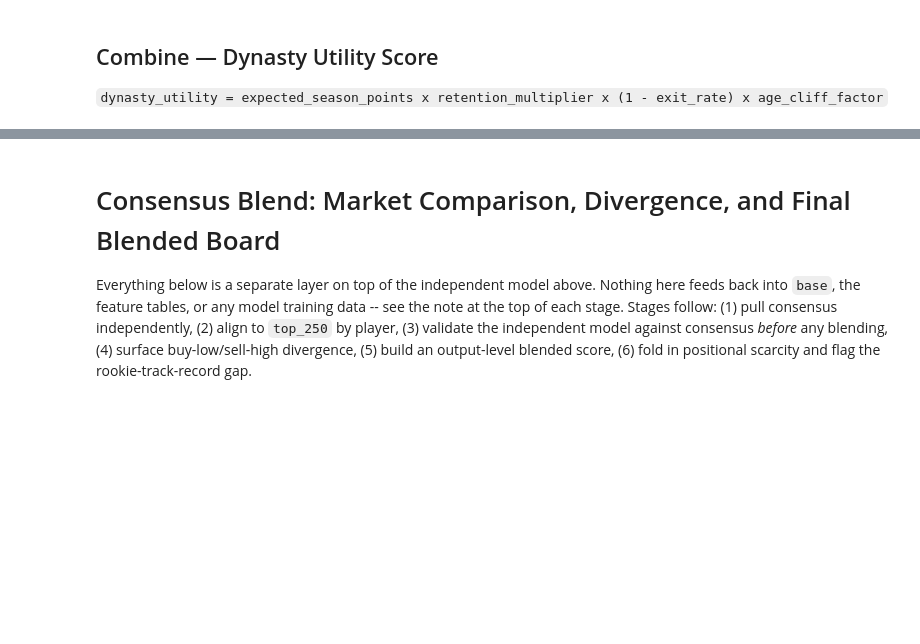
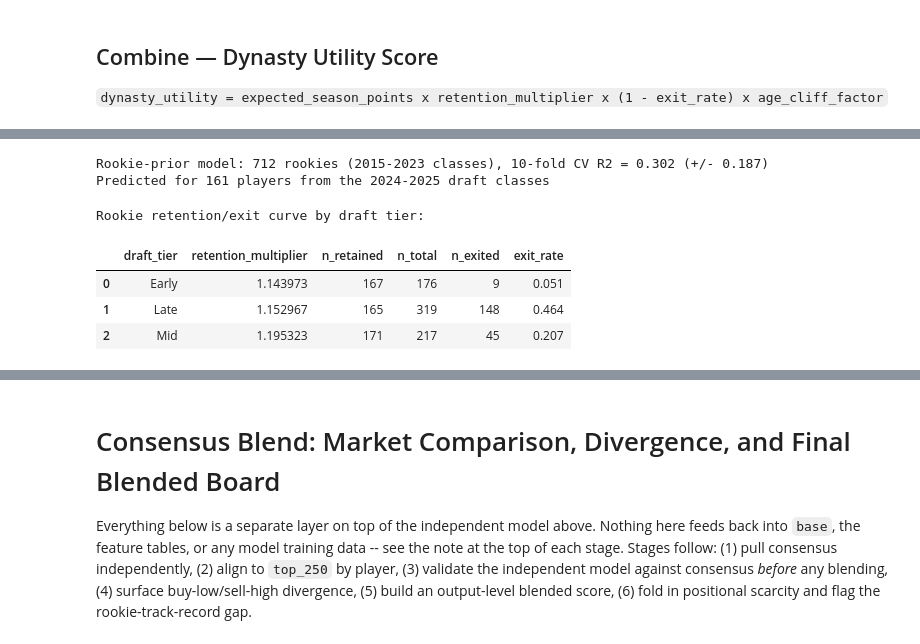
Before and after one commit to TylerWichman/Tyler_Wichman_Portfolio, a Jupyter notebook: Dynasty_Utility_Calculator/Dynasty_Utility_Calculator.ipynb, the cells around one changed output, grey strips where cells are left out. Drawn from its saved outputs; the diff is of its cells as text; code cells hidden in the pictures; blank space fills up the shorter version.

```diff
--- a/Dynasty_Utility_Calculator/Dynasty_Utility_Calculator.ipynb
+++ b/Dynasty_Utility_Calculator/Dynasty_Utility_Calculator.ipynb
@@ -624,7 +775,10 @@ draft_picks_skill['career_start_output'] = draft_picks_skill.apply(
     lambda r: early_career_output(r['gsis_id'], r['season']), axis=1
 )
 
-rookie_prior_features = ['round', 'pick', 'age']
+# NOTE: 'season' (draft year) is included so two players from DIFFERENT draft classes who happen
+# to share the same round/pick/age don't collide on an identical prediction -- 'pick' alone resets
+# every year (pick 150 in 2023 and pick 150 in 2024 are different draft slots but the same number).
+rookie_prior_features = ['round', 'pick', 'age', 'season']
 
 train_draft = draft_picks_skill[draft_picks_skill['season'] <= TRAIN_CUTOFF_SEASON].dropna(
     subset=rookie_prior_features
@@ -647,6 +801,62 @@ X_predict_rookie = X_predict_rookie.reindex(columns=X_train_rookie.columns, fill
 predict_draft['rookie_prior_points'] = model_rookie_prior.predict(X_predict_rookie)
 
 print(f"Predicted for {len(predict_draft)} players from the {HIST_END_YEAR - 1}-{HIST_END_YEAR} draft classes")
+# %% [output]
+Rookie-prior model: 712 rookies (2015-2023 classes), 10-fold CV R2 = 0.302 (+/- 0.187)
+Predicted for 161 players from the 2024-2025 draft classes
+# %%
+# --- Rookie-specific retention/exit curve ---
+# NOTE: rookie_final previously hardcoded retention_multiplier=1.0 / exit_rate=0.0 -- i.e. "100%
+# chance this rookie keeps full value into next season, 0% chance they wash out," which is clearly
+# wrong and worse than using any real empirical rate. Mirrors aging_curve_lookup's approach
+# (median next-season retention among retained, exit_rate = fraction who never returned) but keyed
+# on draft-capital tier instead of wear/age, and measures the draft-year -> year-2 transition
+# specifically, since rookie retention risk (opportunity/role uncertainty) is a different
+# phenomenon than established-veteran age/wear decline.
+def draft_tier(round_num):
+    if round_num <= 2:
+        return 'Early'
+    elif round_num <= 4:
+        return 'Mid'
+    return 'Late'
+
+
+rookie_hist = train_draft.copy()
+rookie_hist['draft_tier'] = rookie_hist['round'].apply(draft_tier)
+rookie_hist = rookie_hist.merge(
+    season_agg_hist_sorted[['player_id', 'season', 'retention_ratio', 'exited']],
+    left_on=['gsis_id', 'season'], right_on=['player_id', 'season'], how='left'
+)
+# a rookie with zero qualifying games in their draft season never appears in season_agg_hist_sorted
+# at all -- that's an immediate bust, treat as exited (same convention season_agg_hist_sorted uses).
+# NOTE: the left merge leaves 'exited' as object dtype (NaN mixed with bool), so fillna(True) alone
+# doesn't restore bool dtype -- without the explicit astype, `~` does Python bitwise-NOT on the
+# object-dtype booleans (~True == -2, ~False == -1) instead of logical negation, and pandas then
+# tries to interpret those -1/-2 values as column labels.
+rookie_hist['exited'] = rookie_hist['exited'].fillna(True).astype(bool)
+
+rookie_retained = rookie_hist[~rookie_hist['exited']]
+rookie_retention_stats = rookie_retained.groupby('draft_tier').agg(
+    median_retention=('retention_ratio', 'median'), n_retained=('retention_ratio', 'count')
+).reset_index()
+
+rookie_exit_stats = rookie_hist.groupby('draft_tier').agg(
+    n_total=('exited', 'count'), n_exited=('exited', 'sum')
+).reset_index()
+rookie_exit_stats['exit_rate'] = (rookie_exit_stats['n_exited'] / rookie_exit_stats['n_total']).round(3)
+
+rookie_aging_lookup = rookie_retention_stats.merge(rookie_exit_stats, on='draft_tier').rename(
+    columns={'median_retention': 'retention_multiplier'}
+)
+
+print("Rookie retention/exit curve by draft tier:")
+rookie_aging_lookup
+# %% [output]
+Rookie retention/exit curve by draft tier:
+|  | draft_tier | retention_multiplier | n_retained | n_total | n_exited | exit_rate |
+| 0 | Early | 1.143973 | 167 | 176 | 9 | 0.051 |
+| 1 | Late | 1.152967 | 165 | 319 | 148 | 0.464 |
+| 2 | Mid | 1.195323 | 171 | 217 | 45 | 0.207 |
 # %%
 # --- Fold rookie-prior predictions into combined/top_250 (only for players the skill models missed) ---
 covered_ids = set(qb_util['player_id']) | set(rb_util['player_id']) | set(wr_util['player_id']) | set(te_util['player_id'])
```
Also changed, not shown: parts of 32 cells of this notebook, 6 other files.
